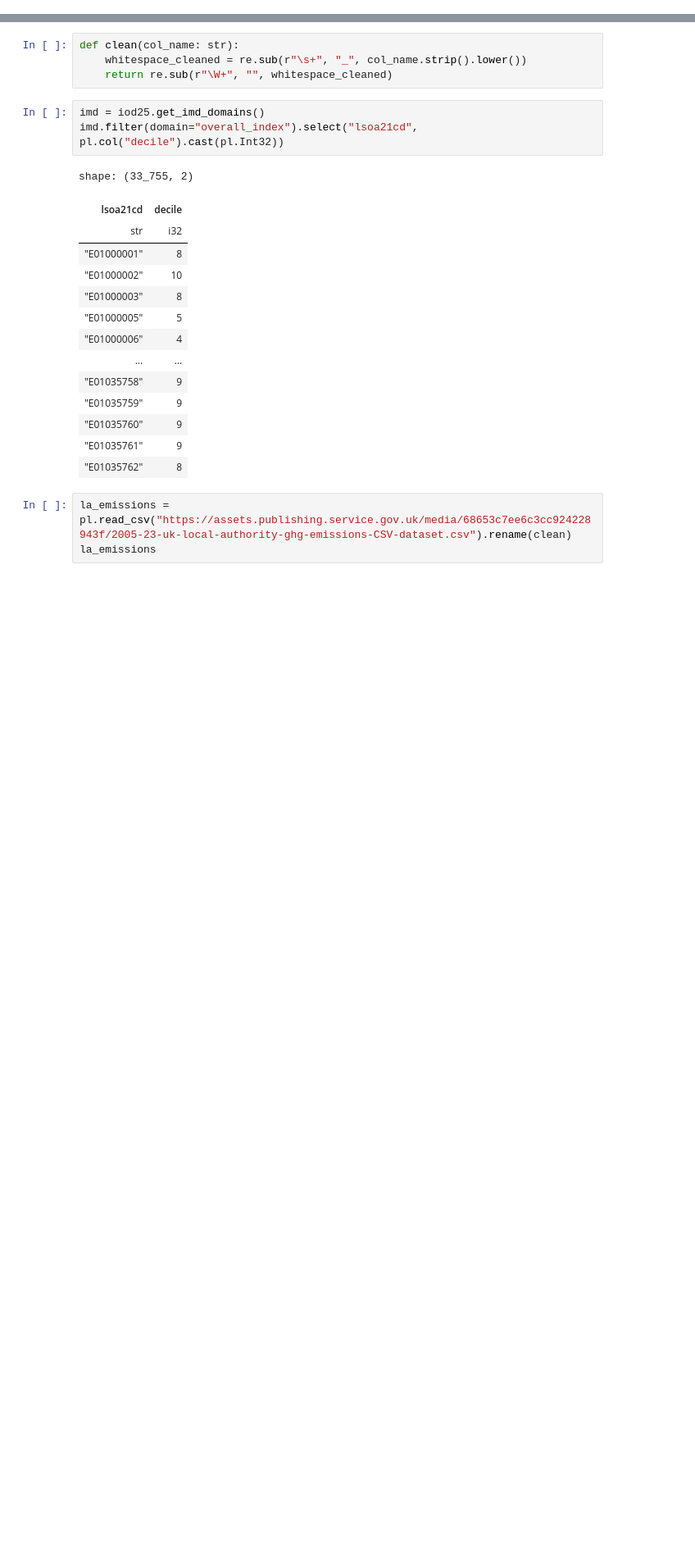
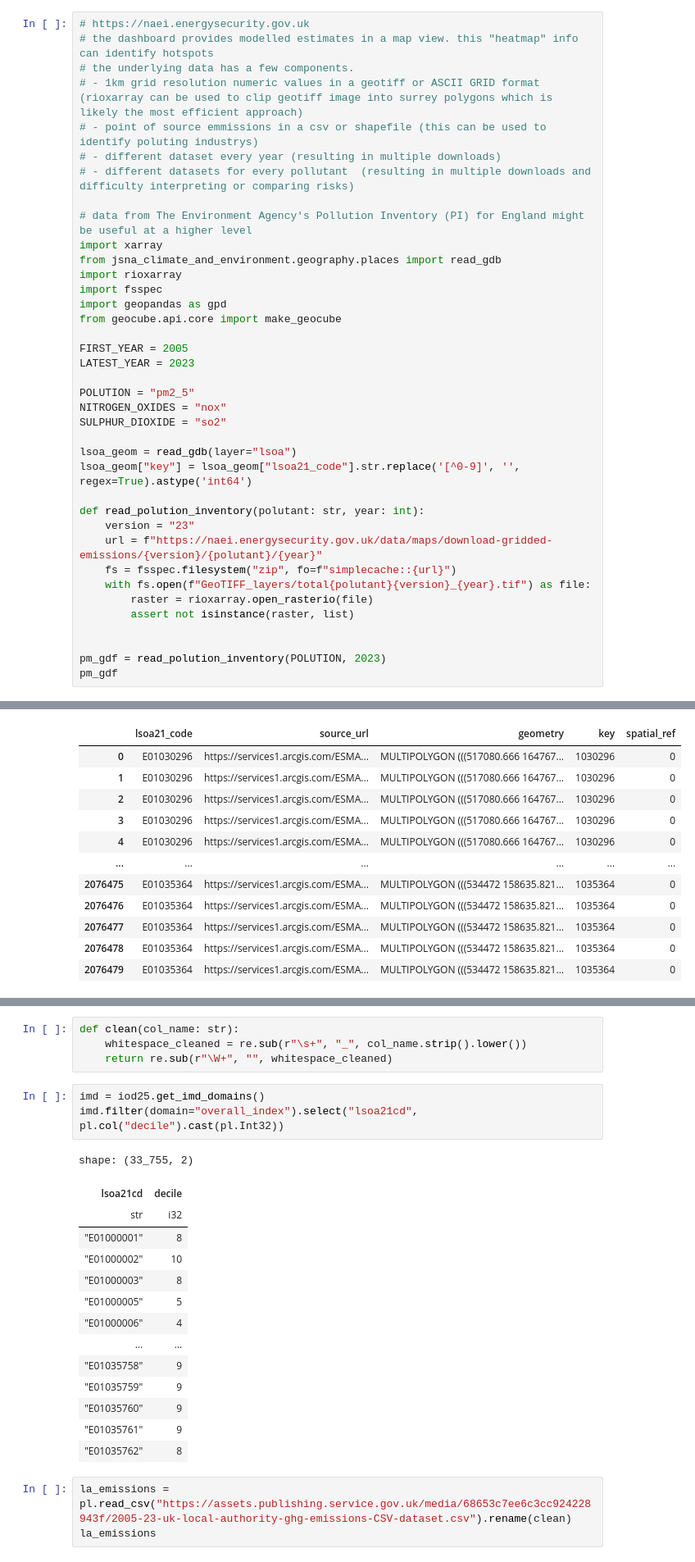
Before and after one commit to Surrey-County-Council/jsna-climate-and-environment, a Jupyter notebook: src/jsna_climate_and_environment/emissions.ipynb, the cells around one changed output, grey strips where cells are left out. Shown at 82% size. Saved outputs shown, nothing was run; the diff lists cells and outputs as text; blank space fills up the shorter version.

```diff
--- a/src/jsna_climate_and_environment/emissions.ipynb
+++ b/src/jsna_climate_and_environment/emissions.ipynb
@@ -7,0 +20,39 @@ import plotly.express as px
+# %%
+# https://naei.energysecurity.gov.uk
+# the dashboard provides modelled estimates in a map view. this "heatmap" info can identify hotspots
+# the underlying data has a few components.
+# - 1km grid resolution numeric values in a geotiff or ASCII GRID format (rioxarray can be used to clip geotiff image into surrey polygons which is likely the most efficient approach)
+# - point of source emmissions in a csv or shapefile (this can be used to identify poluting industrys)
+# - different dataset every year (resulting in multiple downloads)
+# - different datasets for every pollutant  (resulting in multiple downloads and difficulty interpreting or comparing risks)
+
+# data from The Environment Agency's Pollution Inventory (PI) for England might be useful at a higher level
+import xarray
+from jsna_climate_and_environment.geography.places import read_gdb
+import rioxarray
+import fsspec
+import geopandas as gpd
+from geocube.api.core import make_geocube
+
+FIRST_YEAR = 2005
+LATEST_YEAR = 2023
+
+POLUTION = "pm2_5"
+NITROGEN_OXIDES = "nox"
+SULPHUR_DIOXIDE = "so2"
+
+lsoa_geom = read_gdb(layer="lsoa")
+lsoa_geom["key"] = lsoa_geom["lsoa21_code"].str.replace('[^0-9]', '', regex=True).astype('int64')
+
+def read_polution_inventory(polutant: str, year: int):
+    version = "23"
+    url = f"https://naei.energysecurity.gov.uk/data/maps/download-gridded-emissions/{version}/{polutant}/{year}"
+    fs = fsspec.filesystem("zip", fo=f"simplecache::{url}")
+    with fs.open(f"GeoTIFF_layers/total{polutant}{version}_{year}.tif") as file:
+        raster = rioxarray.open_rasterio(file)
+        assert not isinstance(raster, list)
+
+
+pm_gdf = read_polution_inventory(POLUTION, 2023)
+pm_gdf
+# %% [output]
@@ -7,0 +76,12 @@ import plotly.express as px
+|  | lsoa21_code | source_url | geometry | key | spatial_ref |
+| 0 | E01030296 | https://services1.arcgis.com/ESMA... | MULTIPOLYGON (((517080.666 164767... | 1030296 | 0 |
+| 1 | E01030296 | https://services1.arcgis.com/ESMA... | MULTIPOLYGON (((517080.666 164767... | 1030296 | 0 |
+| 2 | E01030296 | https://services1.arcgis.com/ESMA... | MULTIPOLYGON (((517080.666 164767... | 1030296 | 0 |
+| 3 | E01030296 | https://services1.arcgis.com/ESMA... | MULTIPOLYGON (((517080.666 164767... | 1030296 | 0 |
+| 4 | E01030296 | https://services1.arcgis.com/ESMA... | MULTIPOLYGON (((517080.666 164767... | 1030296 | 0 |
+| ... | ... | ... | ... | ... | ... |
+| 2076475 | E01035364 | https://services1.arcgis.com/ESMA... | MULTIPOLYGON (((534472 158635.821... | 1035364 | 0 |
+| 2076476 | E01035364 | https://services1.arcgis.com/ESMA... | MULTIPOLYGON (((534472 158635.821... | 1035364 | 0 |
+| 2076477 | E01035364 | https://services1.arcgis.com/ESMA... | MULTIPOLYGON (((534472 158635.821... | 1035364 | 0 |
+| 2076478 | E01035364 | https://services1.arcgis.com/ESMA... | MULTIPOLYGON (((534472 158635.821... | 1035364 | 0 |
+| 2076479 | E01035364 | https://services1.arcgis.com/ESMA... | MULTIPOLYGON (((534472 158635.821... | 1035364 | 0 |
```
Also changed, not shown: parts of 6 cells of this notebook, 22 other files.
